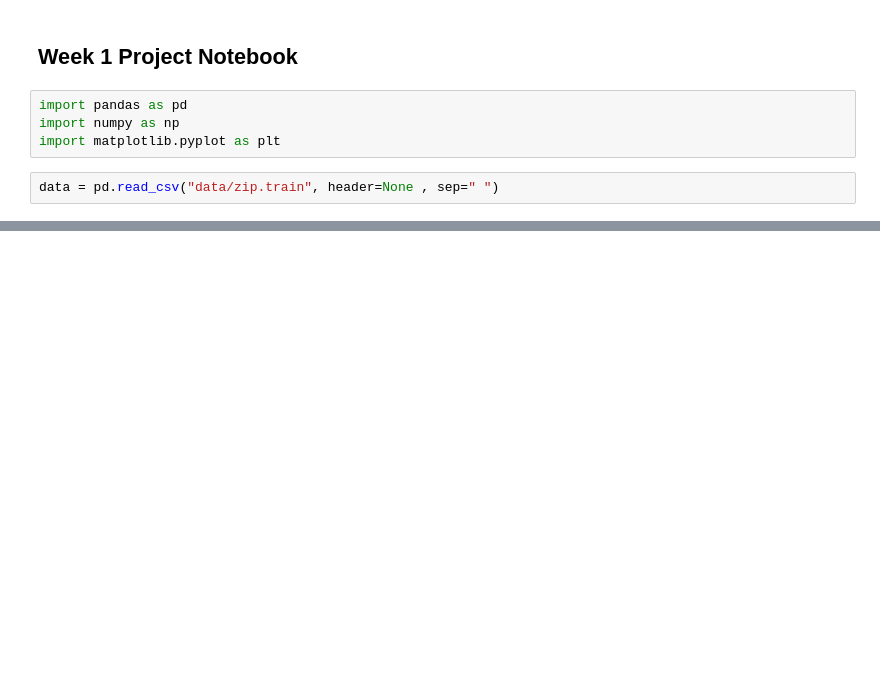
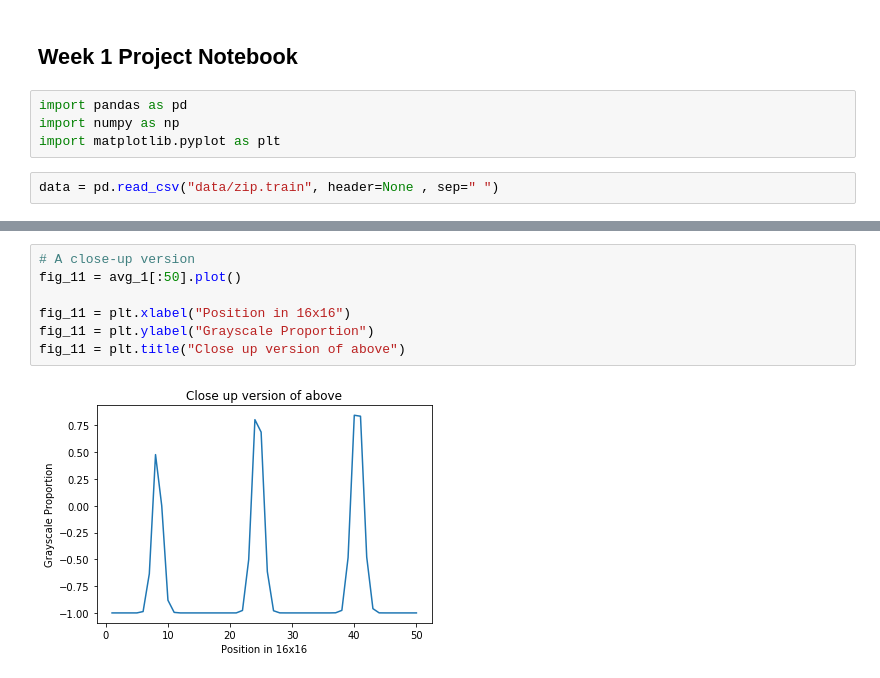
Before and after one commit to KatieBSC/descriptive_analysis, a Jupyter notebook: Week 1 Project Notebook.ipynb, the cells around one changed output, grey strips where cells are left out. Saved outputs shown, nothing was run; the diff lists cells and outputs as text; blank space fills up the shorter version.

```diff
--- a/Week 1 Project Notebook.ipynb
+++ b/Week 1 Project Notebook.ipynb
@@ -118,0 +105,9 @@ mean_0.plot()
+# %%
+# A close-up version
+fig_11 = avg_1[:50].plot()
+
+fig_11 = plt.xlabel("Position in 16x16")
+fig_11 = plt.ylabel("Grayscale Proportion")
+fig_11 = plt.title("Close up version of above")
+# %% [output]
+[figure, added]
```
Also changed, not shown: parts of 26 cells of this notebook.
